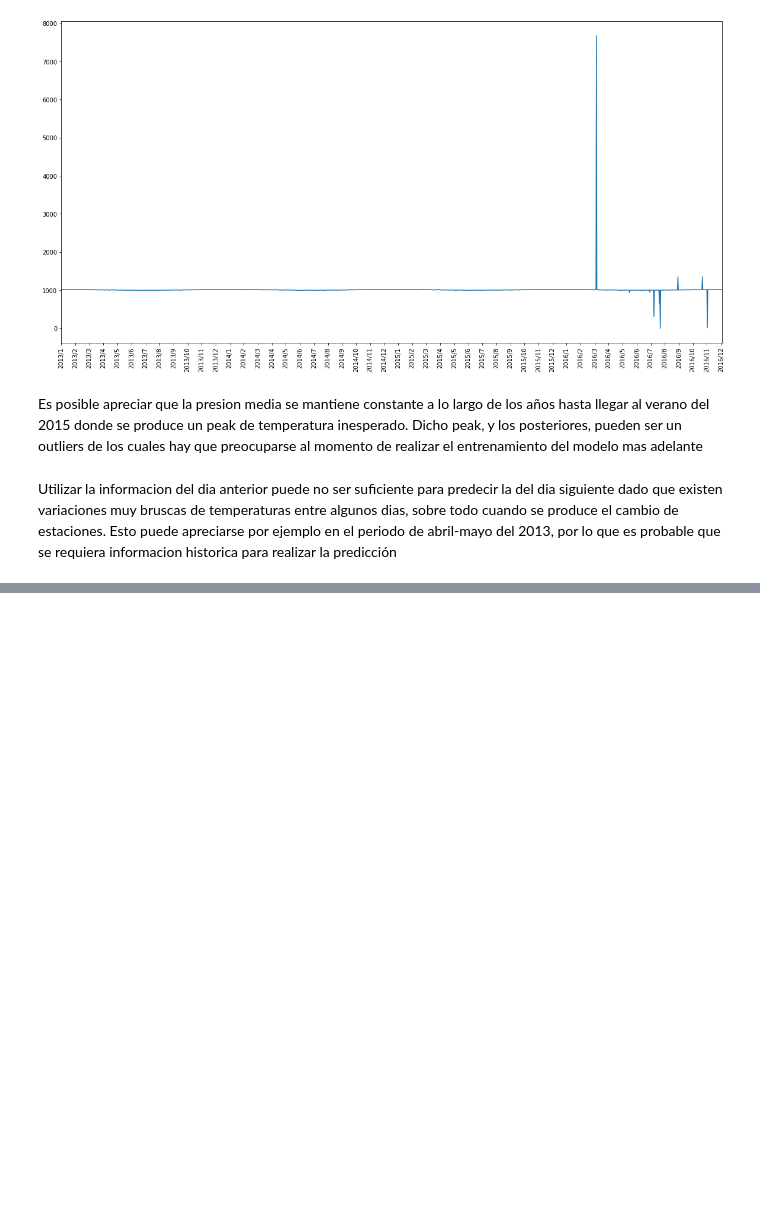
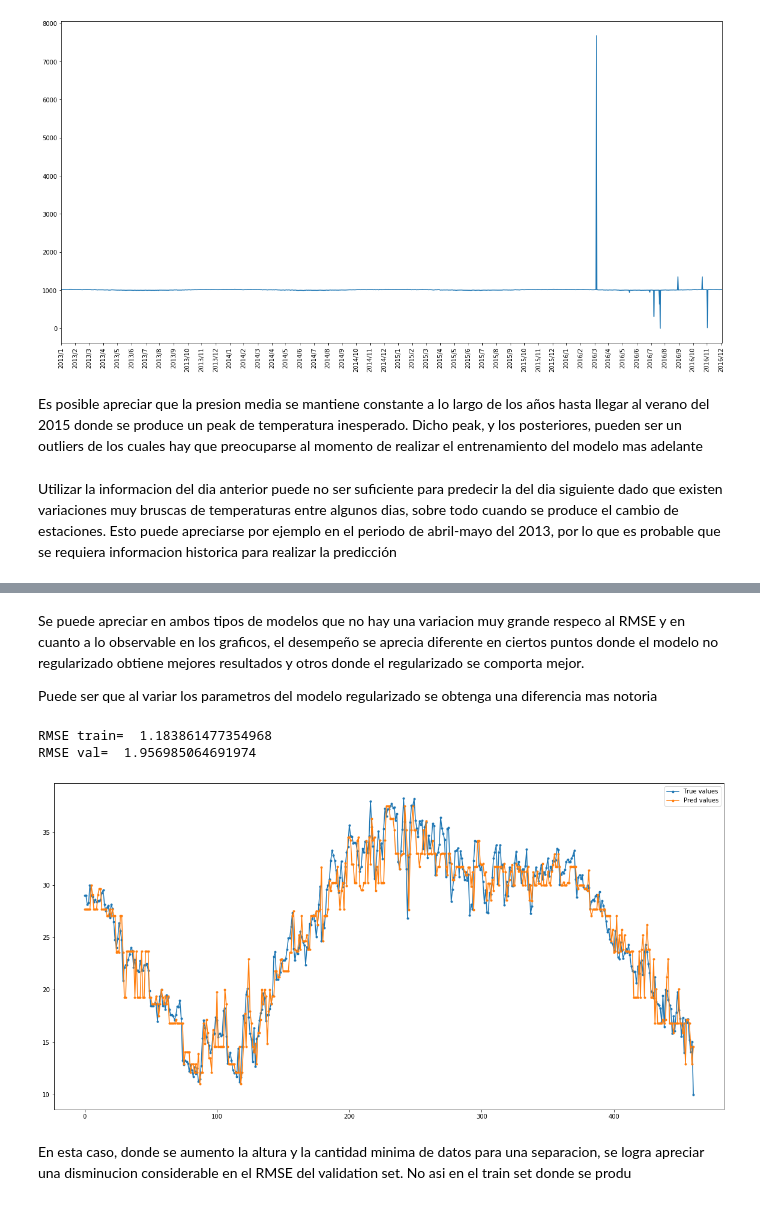
Before and after one commit to chrisgcs/TareaFinalML, a Jupyter notebook: Desarrollo.ipynb, the cells around one changed output, grey strips where cells are left out. Saved outputs shown, nothing was run; the diff lists cells and outputs as text; code cells hidden in the pictures; blank space fills up the shorter version.

```diff
--- a/Desarrollo.ipynb
+++ b/Desarrollo.ipynb
@@ -155,0 +205,23 @@ model_unr.fit(X_train,y_train)
+# %% [markdown]
+Se puede apreciar en ambos tipos de modelos que no hay una variacion muy grande respeco al RMSE y en cuanto a lo observable en los graficos, el desempeño se aprecia diferente en ciertos puntos donde el modelo no regularizado obtiene mejores resultados y otros donde el regularizado se comporta mejor.
+
+Puede ser que al variar los parametros del modelo regularizado se obtenga una diferencia mas notoria
+# %%
+model_r = Tree(max_depth = 25, min_samples_split = 20)
+model_r.fit(X_train, y_train)
+y_train_hat = model_r.predict(X_train)
+y_val_hat = model_r.predict(X_val)
+print("RMSE train= ",RMSE(y_train,y_train_hat))
+print("RMSE val= ",RMSE(y_val,y_val_hat))
+import matplotlib.pyplot as plt
+plt.figure(figsize=(20,10))
+plt.plot(y_val, '.-' ,label="True values")
+plt.plot(y_val_hat, '.-' ,label="Pred values")
+plt.legend()
+plt.show()
+# %% [output]
+RMSE train=  1.183861477354968
+RMSE val=  1.956985064691974
+[figure, added]
+# %% [markdown]
+En esta caso, donde se aumento la altura y la cantidad minima de datos para una separacion, se logra apreciar una disminucion considerable en el RMSE del validation set. No asi en el train set donde se produ
```
Also changed, not shown: parts of 14 cells of this notebook.
